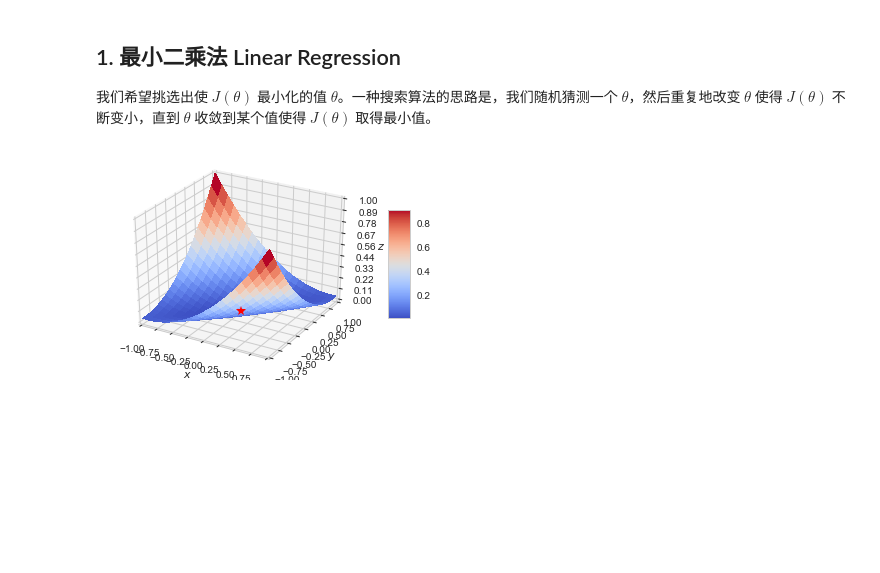
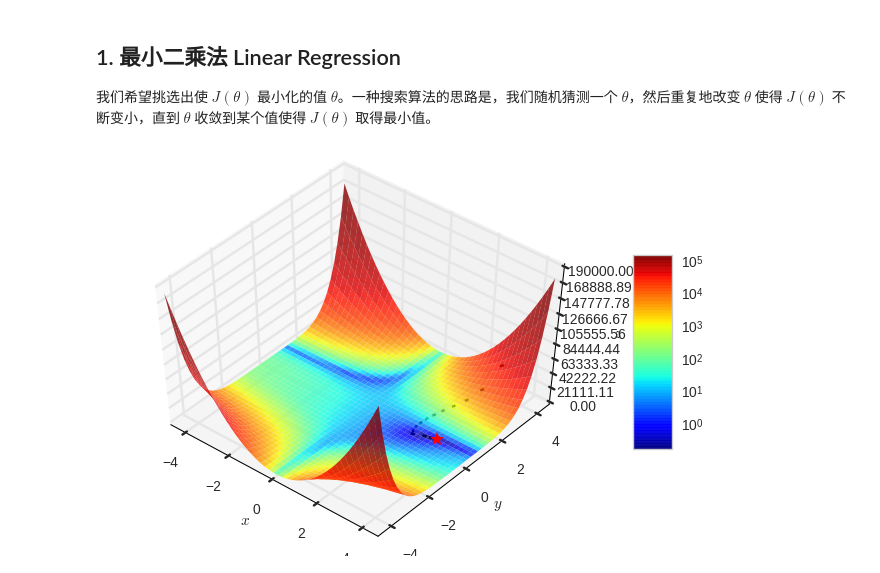
Before and after one commit to Youngyi/MachineLearning-1, a Jupyter notebook: Linear Regression.ipynb, the cells around one changed output. Drawn from its saved outputs; the diff is of its cells as text; code cells hidden in the pictures; blank space fills up the shorter version.

```diff
--- a/Linear Regression.ipynb
+++ b/Linear Regression.ipynb
@@ -92,37 +97,60 @@ $$ J(\theta) = \frac{1}{2}\sum_{i=1}^m (h_{\theta}(x^{(i)}) - y^{(i)})^2$$
 
 我们希望挑选出使 $J(\theta)$ 最小化的值 $\theta$。一种搜索算法的思路是，我们随机猜测一个 $\theta$，然后重复地改变 $\theta$ 使得 $J(\theta)$ 不断变小，直到 $\theta$ 收敛到某个值使得 $J(\theta)$ 取得最小值。
 # %%
-fig = plt.figure()
-ax = fig.gca(projection='3d')
+fig = plt.figure(figsize=(8, 5))
+ax = fig.gca(projection='3d', elev=50, azim=-50)
 
-# Make data.
-xmin, xmax, xstep = -1, 1, 0.1
-ymin, ymax, ystep = -1, 1, 0.1
+# 生成数据
+xmin, xmax, xstep = -4.5, 4.5, .2
+ymin, ymax, ystep = -4.5, 4.5, .2
 x = np.arange(xmin, xmax + xstep, xstep)
 y = np.arange(ymin, ymax + ystep, ystep)
 x, y = np.meshgrid(x, y)
-f = lambda x, y: 0.26 * (x ** 2 + y ** 2) - 0.48 * x * y
+f  = lambda x, y: (1.5 - x + x*y)**2 + (2.25 - x + x*y**2)**2 + (2.625 - x + x*y**3)**2
 z = f(x, y)
-minima = np.array([0, 0])
+minima = np.array([3., .5])
 minima_ = minima.reshape(-1, 1)
 
-# Plot the surface.
-surf = ax.plot_surface(x, y, z, cmap=cm.coolwarm,
-                       linewidth=0, antialiased=False)
+# surface平面图
+surf = ax.plot_surface(x, y, z, norm=LogNorm(), cmap=cm.jet, rstride=1, cstride=1, edgecolor='none', alpha=.8)
+# 最小值标记点
 ax.plot(*minima_, f(*minima_), 'r*', markersize=10)
+
+line, = ax.plot([], [], 'b', label='Newton-CG', lw=2)
+point, = ax.plot([], [], 'bo')
+
+# 坐标名称
 ax.set_xlabel('$x$')
 ax.set_ylabel('$y$')
 ax.set_zlabel('$z$')
+# 坐标范围
 ax.set_xlim((xmin, xmax))
 ax.set_ylim((ymin, ymax))
-
-# Customize the z axis.
+# z坐标格式化
 ax.zaxis.set_major_locator(LinearLocator(10))
 ax.zaxis.set_major_formatter(FormatStrFormatter('%.02f'))
-
-# Add a color bar which maps values to colors.
+# 颜色条
 fig.colorbar(surf, shrink=0.5, aspect=5)
 
+# 路径绘制
+x0 = np.array([3., 4.])
+func = value_and_grad(lambda args: f(*args))
+
+def make_minimize_cb(path=[]):
+
+    def minimize_cb(xk):
+        # note that we make a deep copy of xk
+        path.append(np.copy(xk))
+
+    return minimize_cb
+
+path_ = [x0]
+res = minimize(func, x0=x0, method='Newton-CG', jac=True, tol=1e-20, callback=make_minimize_cb(path_))
+path = np.array(path_).T
+ax.quiver(path[0,:-1], path[1,:-1], f(*path[::,:-1]),
+          path[0,1:]-path[0,:-1], path[1,1:]-path[1,:-1], f(*(path[::,1:]-path[::,:-1])),
+          color='k')
+
 plt.show()
 # %% [output]
-[figure, old version]
+[figure, new version]
```
Also changed, not shown: parts of 4 cells of this notebook.
